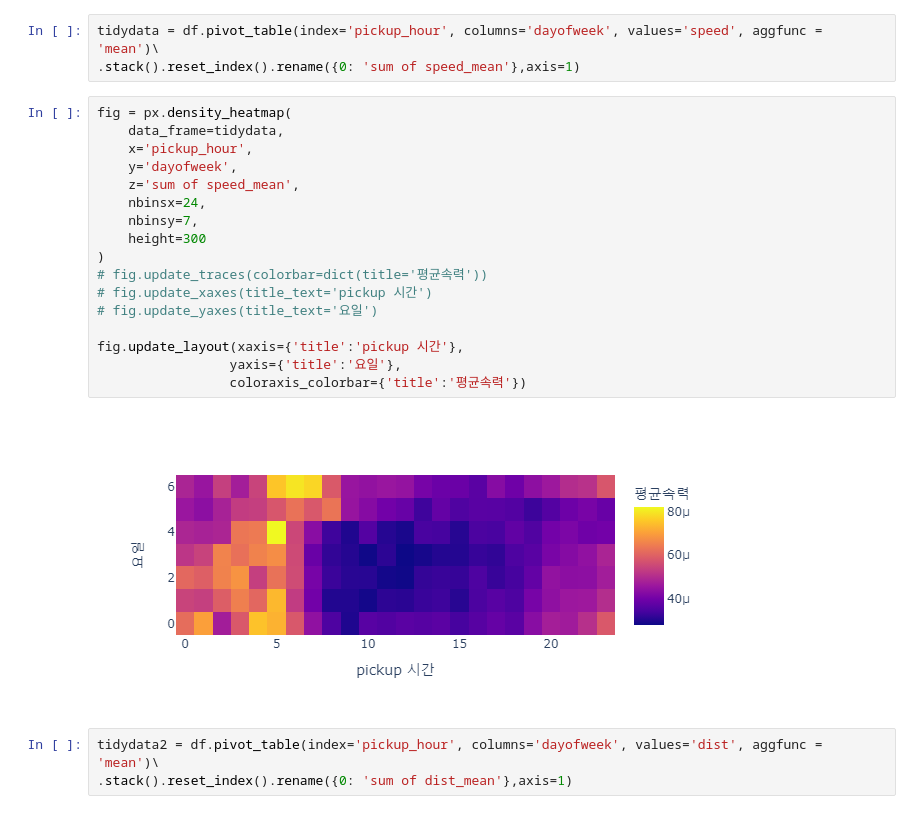
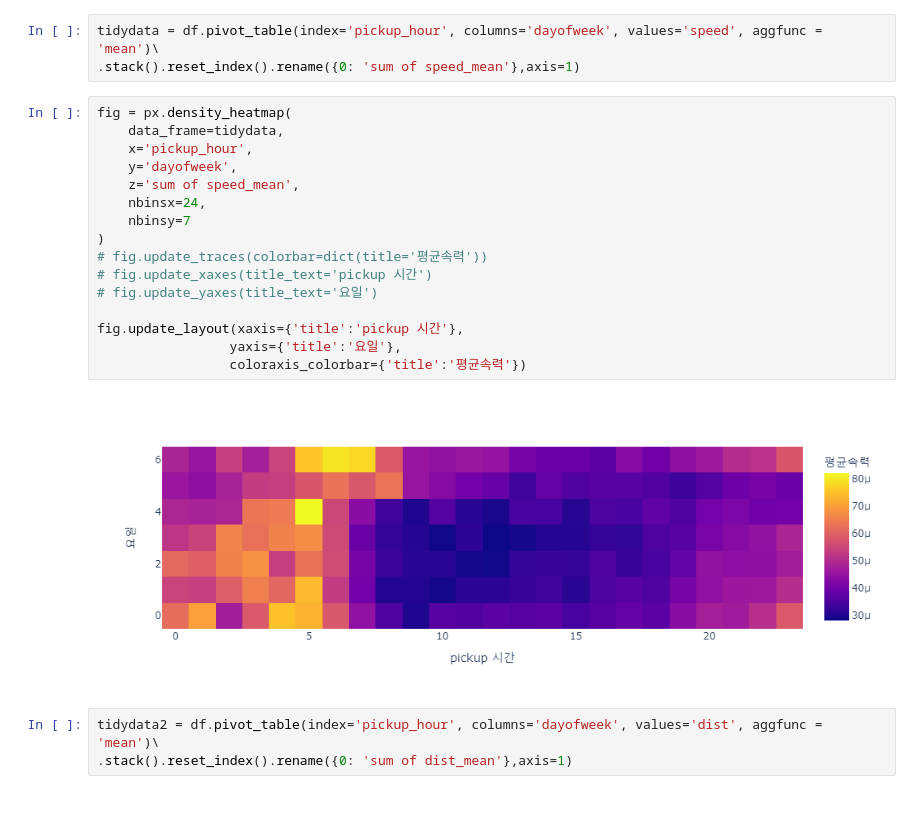
Before and after one commit to baekgyeongmin/test2, a Jupyter notebook: test.ipynb, the cells around one changed output. Cells and saved outputs as stored; diff of their text form.

```diff
--- a/test.ipynb
+++ b/test.ipynb
@@ -36,22 +36,21 @@ tidydata = df.pivot_table(index='pickup_hour', columns='dayofweek', values='spee
 # %%
 fig = px.density_heatmap(
     data_frame=tidydata,
     x='pickup_hour',
     y='dayofweek',
     z='sum of speed_mean',
     nbinsx=24,
-    nbinsy=7,
-    height=300
+    nbinsy=7
 )
 # fig.update_traces(colorbar=dict(title='평균속력'))
 # fig.update_xaxes(title_text='pickup 시간')
 # fig.update_yaxes(title_text='요일')
 
 fig.update_layout(xaxis={'title':'pickup 시간'},
                  yaxis={'title':'요일'},
                  coloraxis_colorbar={'title':'평균속력'})
 # %% [output]
-[figure, old version]
+[figure, new version]
 # %%
 tidydata2 = df.pivot_table(index='pickup_hour', columns='dayofweek', values='dist', aggfunc = 'mean')\
 .stack().reset_index().rename({0: 'sum of dist_mean'},axis=1)
```
Also changed, not shown: parts of 5 cells of this notebook, 2 other files.
